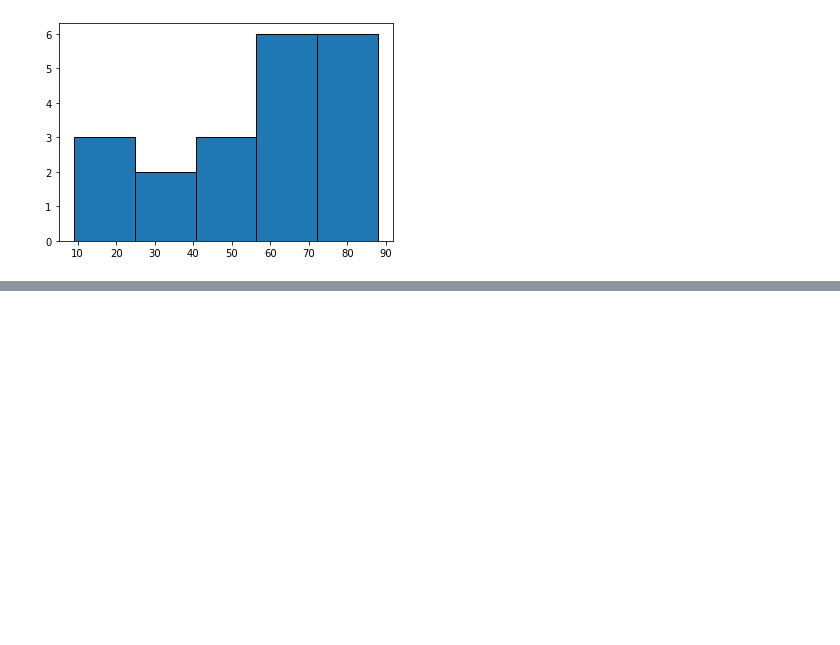
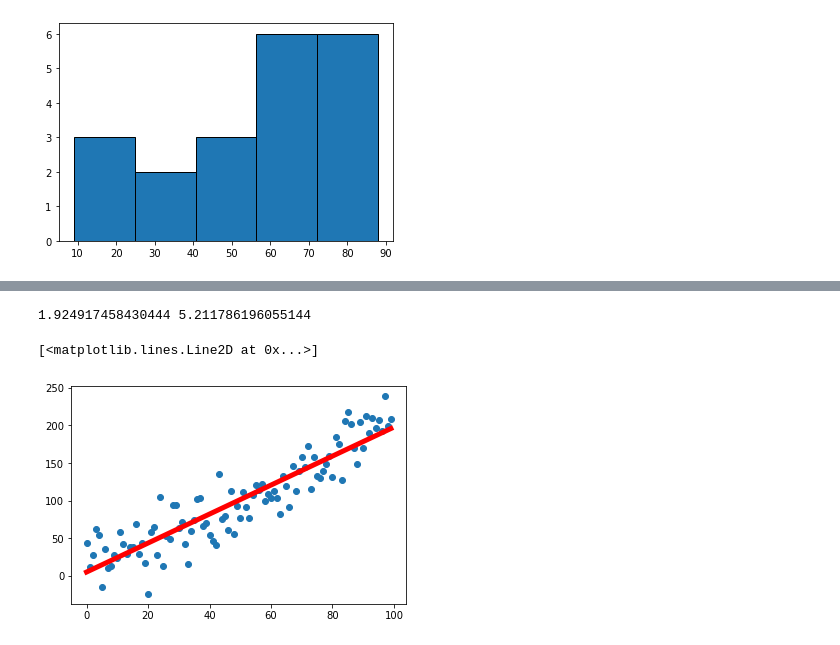
Before and after one commit to GonzagaCPSC322/U3-Data-Analysis, a Jupyter notebook: JupyterNotebookFun/MatplotlibExamples.ipynb, the cells around one changed output, grey strips where cells are left out. Cells and saved outputs as stored; diff of their text form; code cells hidden in the pictures; blank space fills up the shorter version.

```diff
--- a/JupyterNotebookFun/MatplotlibExamples.ipynb
+++ b/JupyterNotebookFun/MatplotlibExamples.ipynb
@@ -250,0 +262,26 @@ plt.bar(cutoffs[:-1], freqs, width=(cutoffs[1] - cutoffs[0]),
+# %%
+from scipy import stats
+importlib.reload(utils)
+np.random.seed(0)
+
+x = list(range(0, 100))
+y = [value * 2 + np.random.normal(0, 25) for value in x]
+plt.scatter(x, y)
+
+# calculate m, b from this x, y data
+m, b = utils.compute_slope_intercept(x, y)
+print(m, b)
+# is this correct?
+# test against scipy
+sp_m, sp_b, sp_r, sp_rpval, sp_std_err = stats.linregress(x, y)
+# task write assert statements to make sure that our m and b
+# match scipy's
+assert np.isclose(m, sp_m)
+assert np.isclose(b, sp_b)
+# plot the line
+plt.plot([min(x), max(x)], [m * min(x) + b, m * max(x) + b],
+    c="red", lw=5)
+# %% [output]
+1.924917458430444 5.211786196055144
+[<matplotlib.lines.Line2D at 0x...>]
+[figure, added]
```
Also changed, not shown: parts of 6 cells of this notebook, 2 other files.
